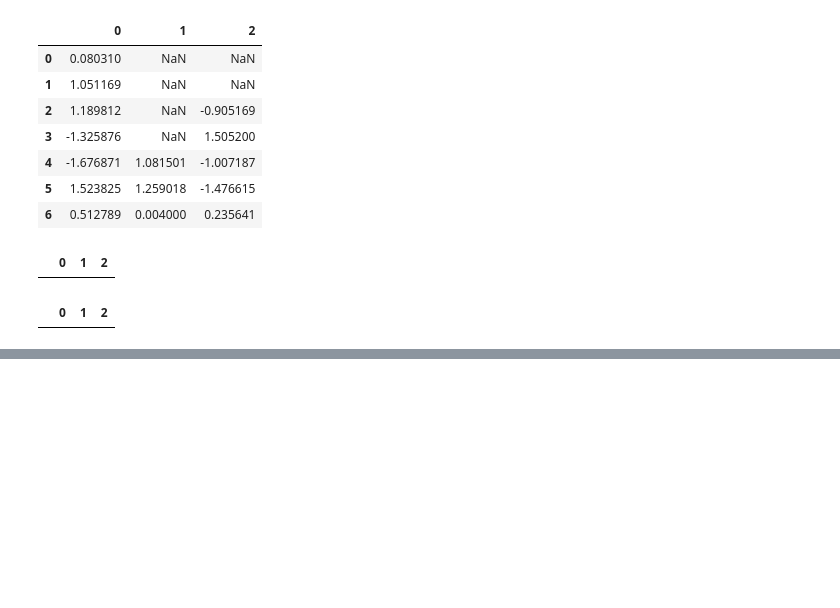
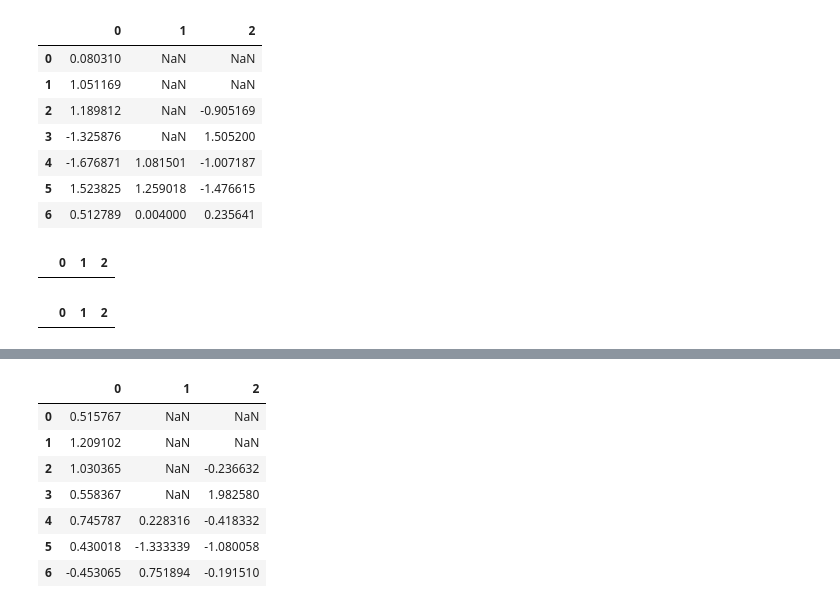
Before and after one commit to shawnhuang90s/data-analysis, a Jupyter notebook: data_analysis02.ipynb, the cells around one changed output, grey strips where cells are left out. Drawn from its saved outputs; the diff is of its cells as text; code cells hidden in the pictures; blank space fills up the shorter version.

```diff
--- a/data_analysis02.ipynb
+++ b/data_analysis02.ipynb
@@ -1150,0 +1166,15 @@ df6
+# %%
+df.iloc[:4, 1] = NA
+# %%
+df.iloc[:2, 2] = NA
+# %%
+df
+# %% [output]
+|  | 0 | 1 | 2 |
+| 0 | 0.515767 | NaN | NaN |
+| 1 | 1.209102 | NaN | NaN |
+| 2 | 1.030365 | NaN | -0.236632 |
+| 3 | 0.558367 | NaN | 1.982580 |
+| 4 | 0.745787 | 0.228316 | -0.418332 |
+| 5 | 0.430018 | -1.333339 | -1.080058 |
+| 6 | -0.453065 | 0.751894 | -0.191510 |
```
Also changed, not shown: parts of 113 cells of this notebook, 2 other files.
